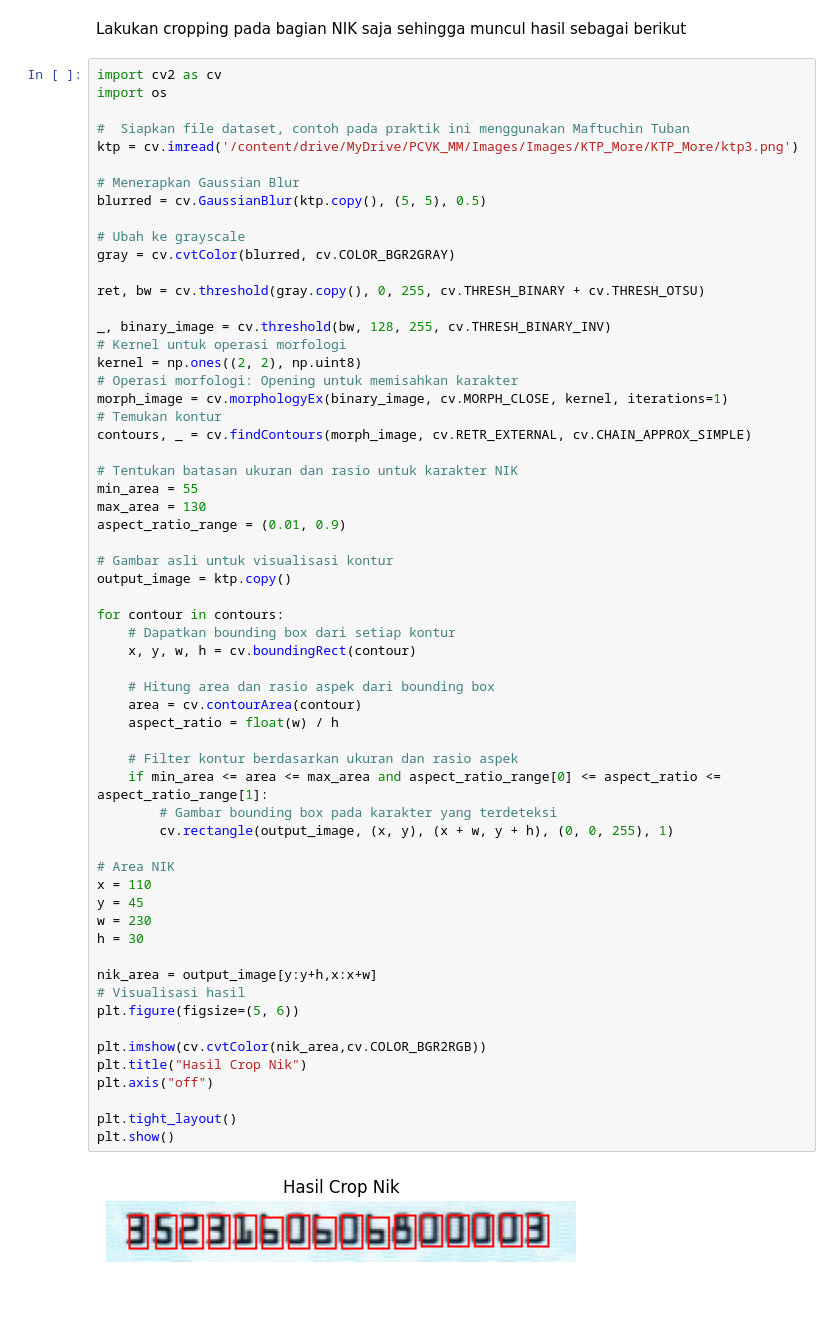
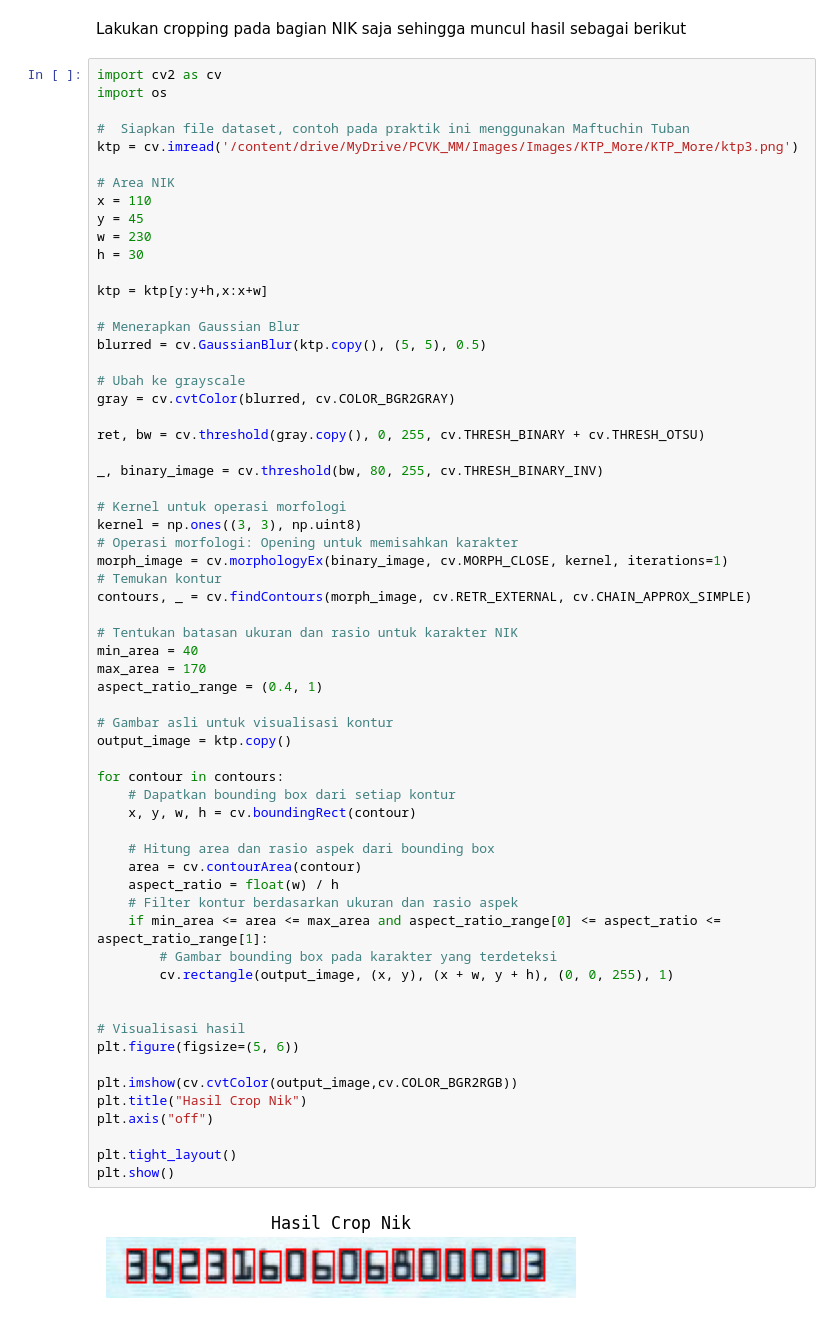
Before and after one commit to edoaurahman/PCVK, a Jupyter notebook: Week12.ipynb, the cells around one changed output. Drawn from its saved outputs; the diff is of its cells as text.

```diff
--- a/Week12.ipynb
+++ b/Week12.ipynb
@@ -382,6 +382,14 @@ import os
 
 #  Siapkan file dataset, contoh pada praktik ini menggunakan Maftuchin Tuban
 ktp = cv.imread('/content/drive/MyDrive/PCVK_MM/Images/Images/KTP_More/KTP_More/ktp3.png')
+
+# Area NIK
+x = 110
+y = 45
+w = 230
+h = 30
+
+ktp = ktp[y:y+h,x:x+w]
 
 # Menerapkan Gaussian Blur
 blurred = cv.GaussianBlur(ktp.copy(), (5, 5), 0.5)
@@ -391,50 +399,44 @@ gray = cv.cvtColor(blurred, cv.COLOR_BGR2GRAY)
 
 ret, bw = cv.threshold(gray.copy(), 0, 255, cv.THRESH_BINARY + cv.THRESH_OTSU)
 
-_, binary_image = cv.threshold(bw, 128, 255, cv.THRESH_BINARY_INV)
+_, binary_image = cv.threshold(bw, 80, 255, cv.THRESH_BINARY_INV)
+
 # Kernel untuk operasi morfologi
-kernel = np.ones((2, 2), np.uint8)
+kernel = np.ones((3, 3), np.uint8)
 # Operasi morfologi: Opening untuk memisahkan karakter
 morph_image = cv.morphologyEx(binary_image, cv.MORPH_CLOSE, kernel, iterations=1)
 # Temukan kontur
 contours, _ = cv.findContours(morph_image, cv.RETR_EXTERNAL, cv.CHAIN_APPROX_SIMPLE)
 
 # Tentukan batasan ukuran dan rasio untuk karakter NIK
-min_area = 55
-max_area = 130
-aspect_ratio_range = (0.01, 0.9)
+min_area = 40
+max_area = 170
+aspect_ratio_range = (0.4, 1)
 
 # Gambar asli untuk visualisasi kontur
 output_image = ktp.copy()
 
 for contour in contours:
     # Dapatkan bounding box dari setiap kontur
     x, y, w, h = cv.boundingRect(contour)
 
     # Hitung area dan rasio aspek dari bounding box
     area = cv.contourArea(contour)
     aspect_ratio = float(w) / h
-
     # Filter kontur berdasarkan ukuran dan rasio aspek
     if min_area <= area <= max_area and aspect_ratio_range[0] <= aspect_ratio <= aspect_ratio_range[1]:
         # Gambar bounding box pada karakter yang terdeteksi
         cv.rectangle(output_image, (x, y), (x + w, y + h), (0, 0, 255), 1)
 
-# Area NIK
-x = 110
-y = 45
-w = 230
-h = 30
 
-nik_area = output_image[y:y+h,x:x+w]
 # Visualisasi hasil
 plt.figure(figsize=(5, 6))
 
-plt.imshow(cv.cvtColor(nik_area,cv.COLOR_BGR2RGB))
+plt.imshow(cv.cvtColor(output_image,cv.COLOR_BGR2RGB))
 plt.title("Hasil Crop Nik")
 plt.axis("off")
 
 plt.tight_layout()
 plt.show()
 # %% [output]
-[figure, old version]
+[figure, new version]
```
Also changed, not shown: parts of 7 cells of this notebook.
